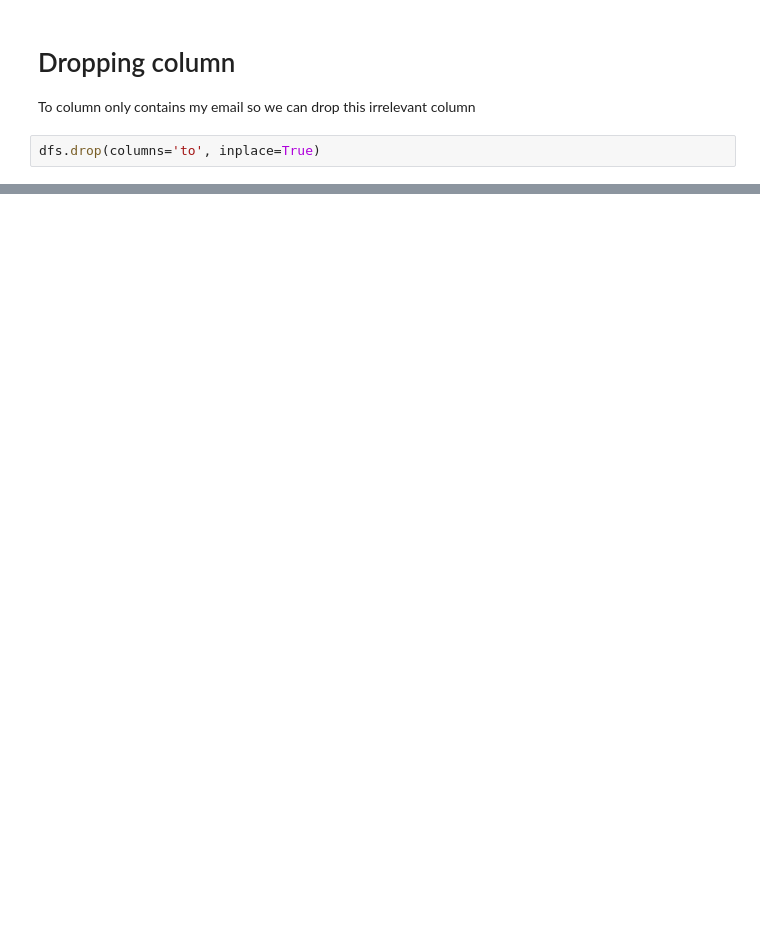
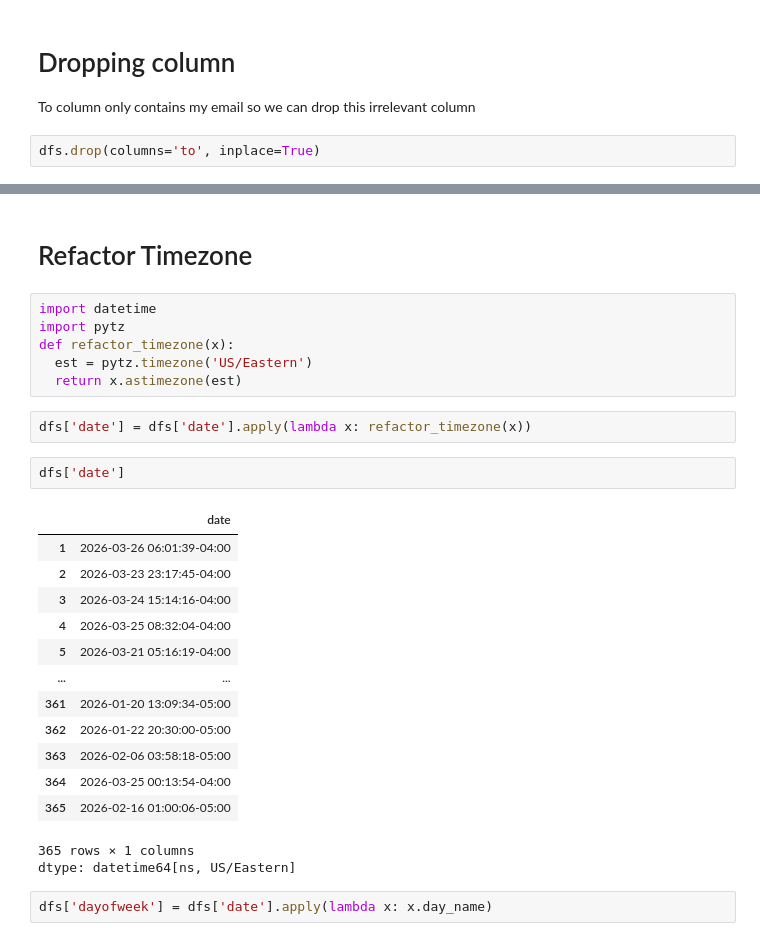
Before and after one commit to Somrat390/EDA-Practise, a Jupyter notebook: Personal_Email_Data_EDA.ipynb, the cells around one changed output, grey strips where cells are left out. Saved outputs shown, nothing was run; the diff lists cells and outputs as text; blank space fills up the shorter version.

```diff
--- a/Personal_Email_Data_EDA.ipynb
+++ b/Personal_Email_Data_EDA.ipynb
@@ -151,0 +171,29 @@ dfs.head()
+# %% [markdown]
+# Refactor Timezone
+# %%
+import datetime
+import pytz
+def refactor_timezone(x):
+  est = pytz.timezone('US/Eastern')
+  return x.astimezone(est)
+# %%
+dfs['date'] = dfs['date'].apply(lambda x: refactor_timezone(x))
+# %%
+dfs['date']
+# %% [output]
+|  | date |
+| 1 | 2026-03-26 06:01:39-04:00 |
+| 2 | 2026-03-23 23:17:45-04:00 |
+| 3 | 2026-03-24 15:14:16-04:00 |
+| 4 | 2026-03-25 08:32:04-04:00 |
+| 5 | 2026-03-21 05:16:19-04:00 |
+| ... | ... |
+| 361 | 2026-01-20 13:09:34-05:00 |
+| 362 | 2026-01-22 20:30:00-05:00 |
+| 363 | 2026-02-06 03:58:18-05:00 |
+| 364 | 2026-03-25 00:13:54-04:00 |
+| 365 | 2026-02-16 01:00:06-05:00 |
+365 rows × 1 columns
+dtype: datetime64[ns, US/Eastern]
+# %%
+dfs['dayofweek'] = dfs['date'].apply(lambda x: x.day_name)
```
Also changed, not shown: parts of 15 cells of this notebook.
